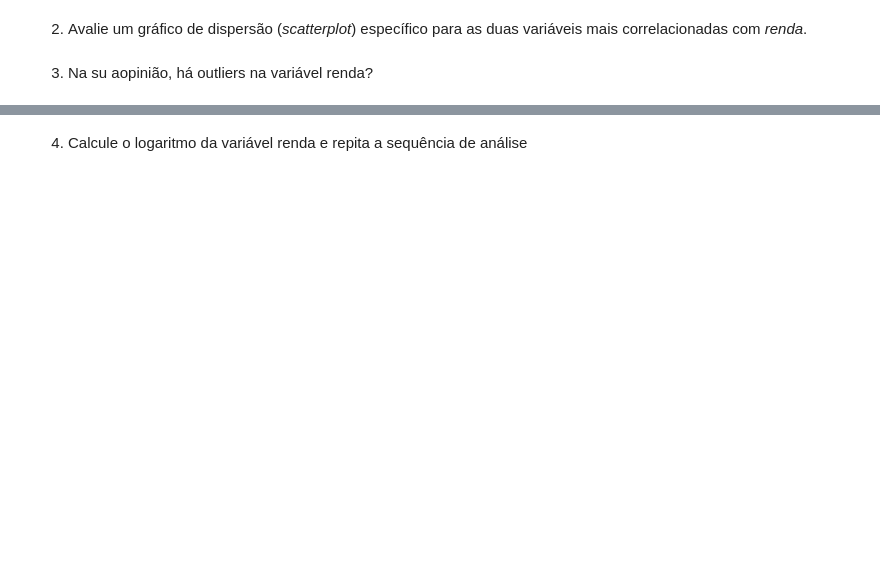
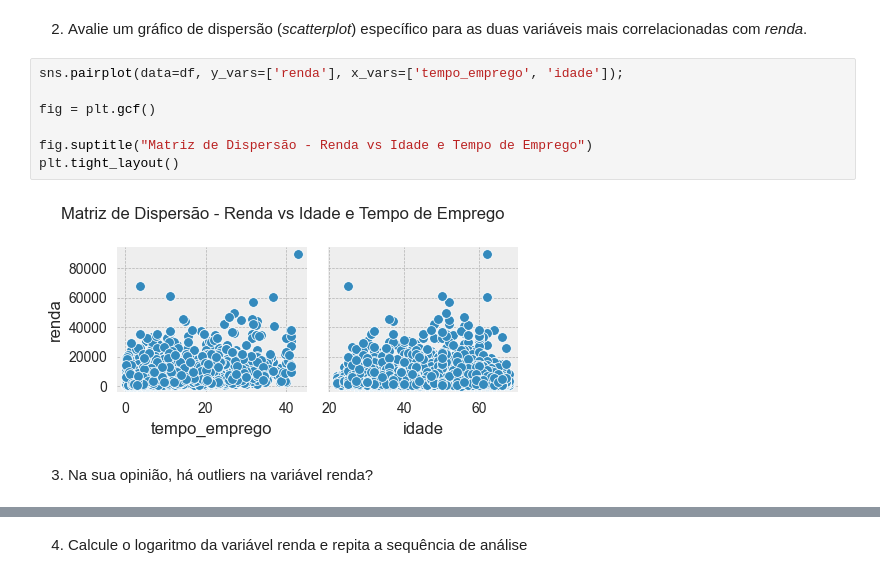
Before and after one commit to fazillig/ebac-datascience, a Jupyter notebook: Mod 10 - Análise Descritiva II/mod10_ex1.ipynb, the cells around one changed output, grey strips where cells are left out. Saved outputs shown, nothing was run; the diff lists cells and outputs as text; blank space fills up the shorter version.

```diff
--- a/Mod 10 - Análise Descritiva II/mod10_ex1.ipynb
+++ b/Mod 10 - Análise Descritiva II/mod10_ex1.ipynb
@@ -13,4 +80,13 @@
 # %% [markdown]
 2) Avalie um gráfico de dispersão (*scatterplot*) específico para as duas variáveis mais correlacionadas com *renda*.
+# %%
+sns.pairplot(data=df, y_vars=['renda'], x_vars=['tempo_emprego', 'idade']);
+
+fig = plt.gcf()
+
+fig.suptitle("Matriz de Dispersão - Renda vs Idade e Tempo de Emprego")
+plt.tight_layout()
+# %% [output]
+[figure, added]
 # %% [markdown]
-3) Na su aopinião, há outliers na variável renda?
+3) Na sua opinião, há outliers na variável renda?
```
Also changed, not shown: parts of 15 cells of this notebook, 3 other files.
